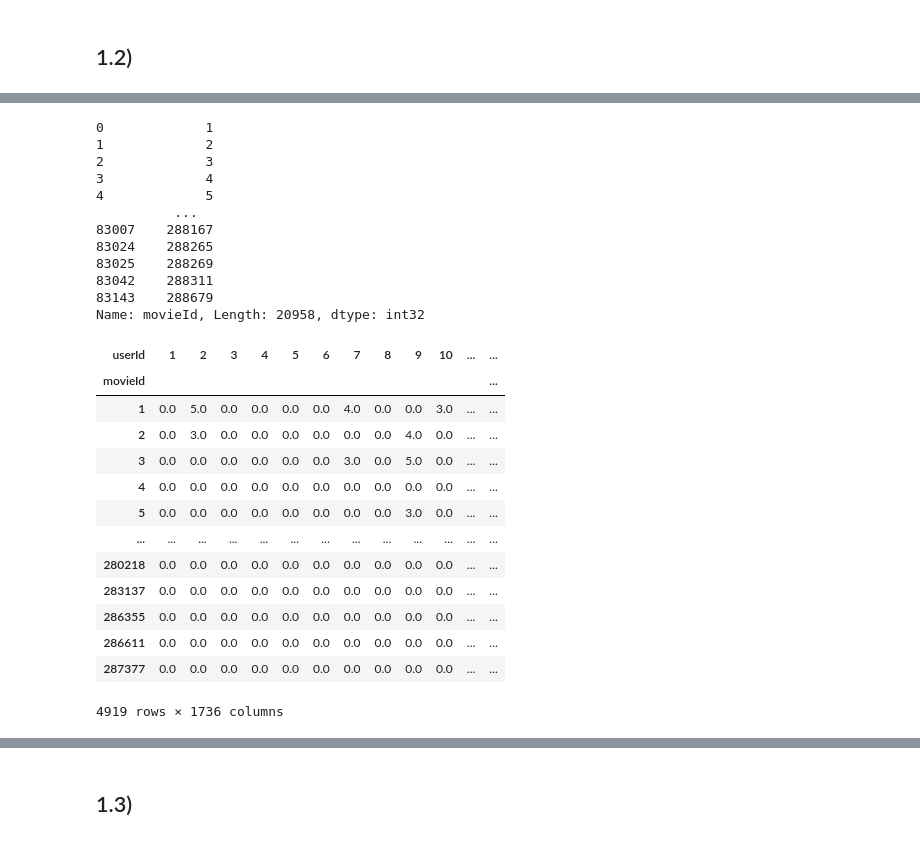
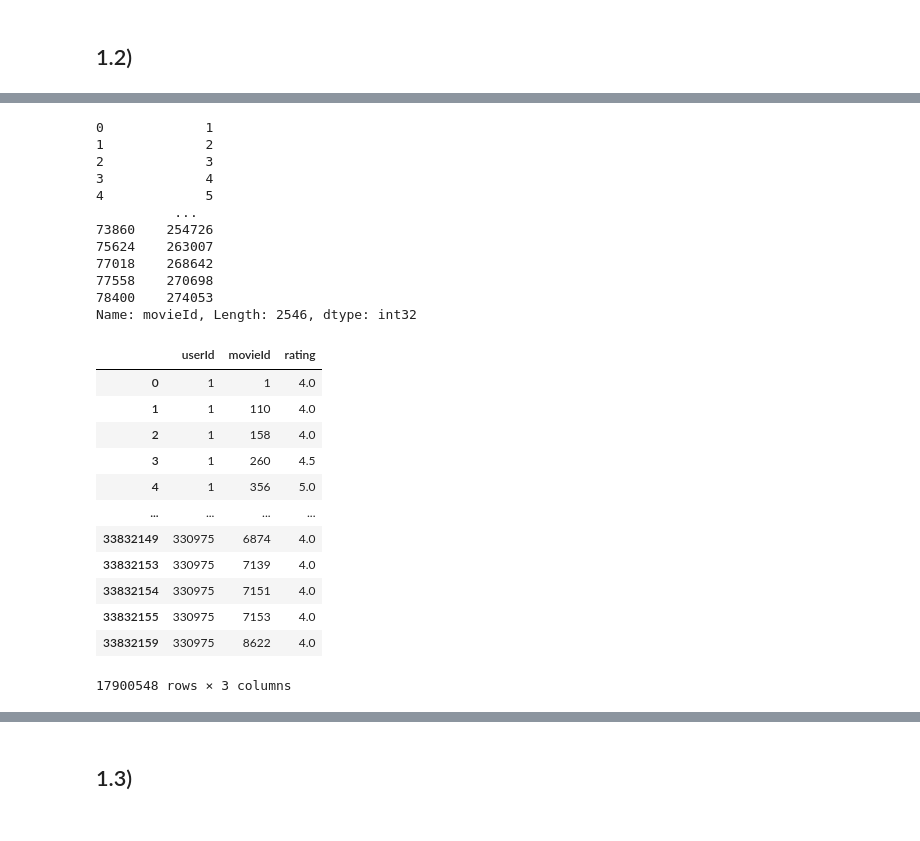
Before and after one commit to MiltonOberg/Artificial_Intelligence2-Milton-OPA23, a Jupyter notebook: Labb_1/labb_1.ipynb, the cells around one changed output, grey strips where cells are left out. Cells and saved outputs as stored; diff of their text form; code cells hidden in the pictures.

```diff
--- a/Labb_1/labb_1.ipynb
+++ b/Labb_1/labb_1.ipynb
@@ -399,6 +416,6 @@ plt.xticks(rotation= 90)
 # %%
 id_rating_count_check= df_ratings.groupby("movieId")["rating"].count().reset_index(name="count")
-id_rating_count_check= id_rating_count_check.loc[id_rating_count_check["count"]>25]
+id_rating_count_check= id_rating_count_check.loc[id_rating_count_check["count"]>2500]
 over_25= id_rating_count_check["movieId"]
 over_25
 # %% [output]
@@ -408,31 +425,36 @@ over_25
 3             4
 4             5
           ...
-83007    288167
-83024    288265
-83025    288269
-83042    288311
-83143    288679
-Name: movieId, Length: 20958, dtype: int32
+73860    254726
+75624    263007
+77018    268642
+77558    270698
+78400    274053
+Name: movieId, Length: 2546, dtype: int32
+# %%
+mask= df_ratings["movieId"].isin(over_25)
+filtred_ratings= df_ratings.loc[mask]
+
+good_movies= filtred_ratings[filtred_ratings["rating"]> 3]
+mask= filtred_ratings["rating"].isin(good_movies["rating"])
+filtred_ratings= filtred_ratings.loc[mask]
+filtred_ratings
+# %% [output]
+|  | userId | movieId | rating |
+| 0 | 1 | 1 | 4.0 |
+| 1 | 1 | 110 | 4.0 |
+| 2 | 1 | 158 | 4.0 |
+| 3 | 1 | 260 | 4.5 |
+| 4 | 1 | 356 | 5.0 |
+| ... | ... | ... | ... |
+| 33832149 | 330975 | 6874 | 4.0 |
+| 33832153 | 330975 | 7139 | 4.0 |
+| 33832154 | 330975 | 7151 | 4.0 |
+| 33832155 | 330975 | 7153 | 4.0 |
+| 33832159 | 330975 | 8622 | 4.0 |
+17900548 rows × 3 columns
 # %%
-filtred_ratings= df_ratings.loc[over_25]
-filtred_ratings
 
 movie_users= filtred_ratings.pivot(index= "movieId", columns= "userId", values= "rating").fillna(0)
 movie_users
-# %% [output]
-| userId | 1 | 2 | 3 | 4 | 5 | 6 | 7 | 8 | 9 | 10 | ... | ... |
-| movieId |  |  |  |  |  |  |  |  |  |  |  | ... |
-| 1 | 0.0 | 5.0 | 0.0 | 0.0 | 0.0 | 0.0 | 4.0 | 0.0 | 0.0 | 3.0 | ... | ... |
-| 2 | 0.0 | 3.0 | 0.0 | 0.0 | 0.0 | 0.0 | 0.0 | 0.0 | 4.0 | 0.0 | ... | ... |
-| 3 | 0.0 | 0.0 | 0.0 | 0.0 | 0.0 | 0.0 | 3.0 | 0.0 | 5.0 | 0.0 | ... | ... |
-| 4 | 0.0 | 0.0 | 0.0 | 0.0 | 0.0 | 0.0 | 0.0 | 0.0 | 0.0 | 0.0 | ... | ... |
-| 5 | 0.0 | 0.0 | 0.0 | 0.0 | 0.0 | 0.0 | 0.0 | 0.0 | 3.0 | 0.0 | ... | ... |
-| ... | ... | ... | ... | ... | ... | ... | ... | ... | ... | ... | ... | ... |
-| 280218 | 0.0 | 0.0 | 0.0 | 0.0 | 0.0 | 0.0 | 0.0 | 0.0 | 0.0 | 0.0 | ... | ... |
-| 283137 | 0.0 | 0.0 | 0.0 | 0.0 | 0.0 | 0.0 | 0.0 | 0.0 | 0.0 | 0.0 | ... | ... |
-| 286355 | 0.0 | 0.0 | 0.0 | 0.0 | 0.0 | 0.0 | 0.0 | 0.0 | 0.0 | 0.0 | ... | ... |
-| 286611 | 0.0 | 0.0 | 0.0 | 0.0 | 0.0 | 0.0 | 0.0 | 0.0 | 0.0 | 0.0 | ... | ... |
-| 287377 | 0.0 | 0.0 | 0.0 | 0.0 | 0.0 | 0.0 | 0.0 | 0.0 | 0.0 | 0.0 | ... | ... |
-4919 rows × 1736 columns
 # %%
```
Also changed, not shown: parts of 19 cells of this notebook.
